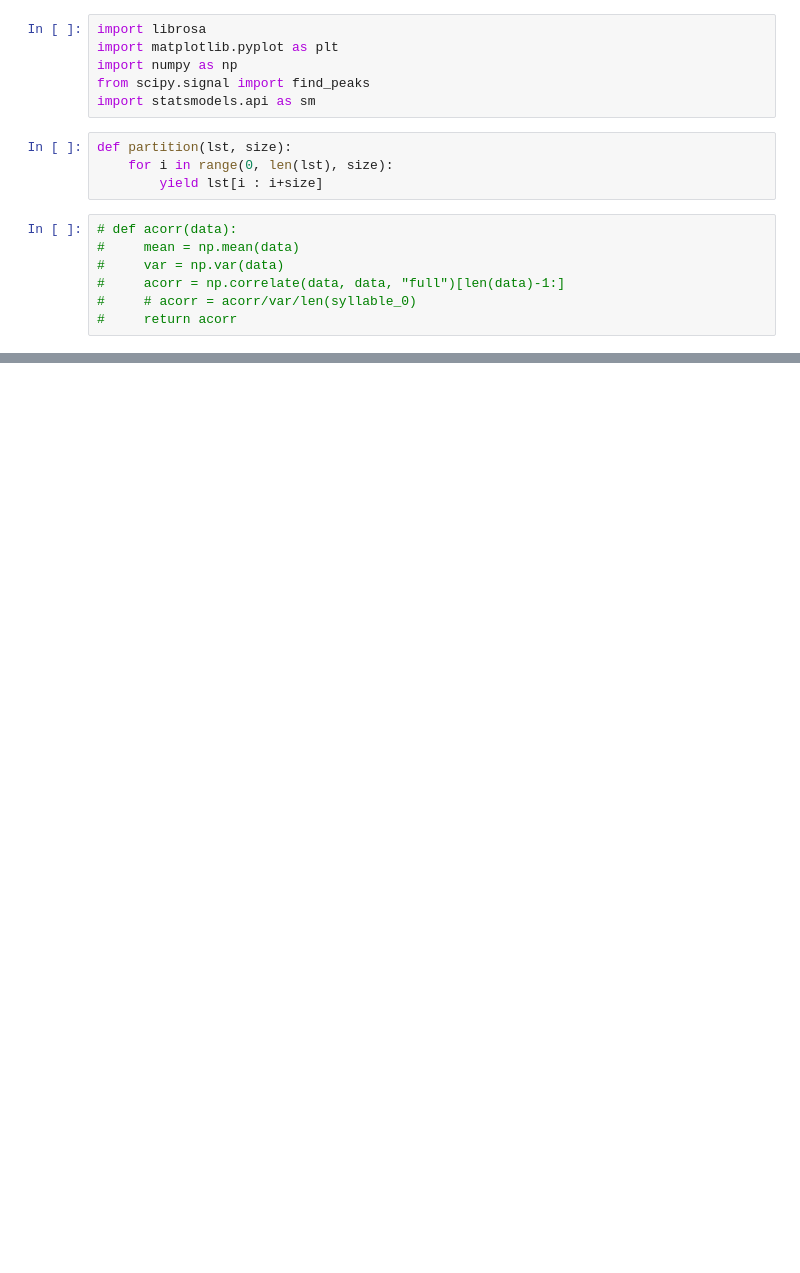
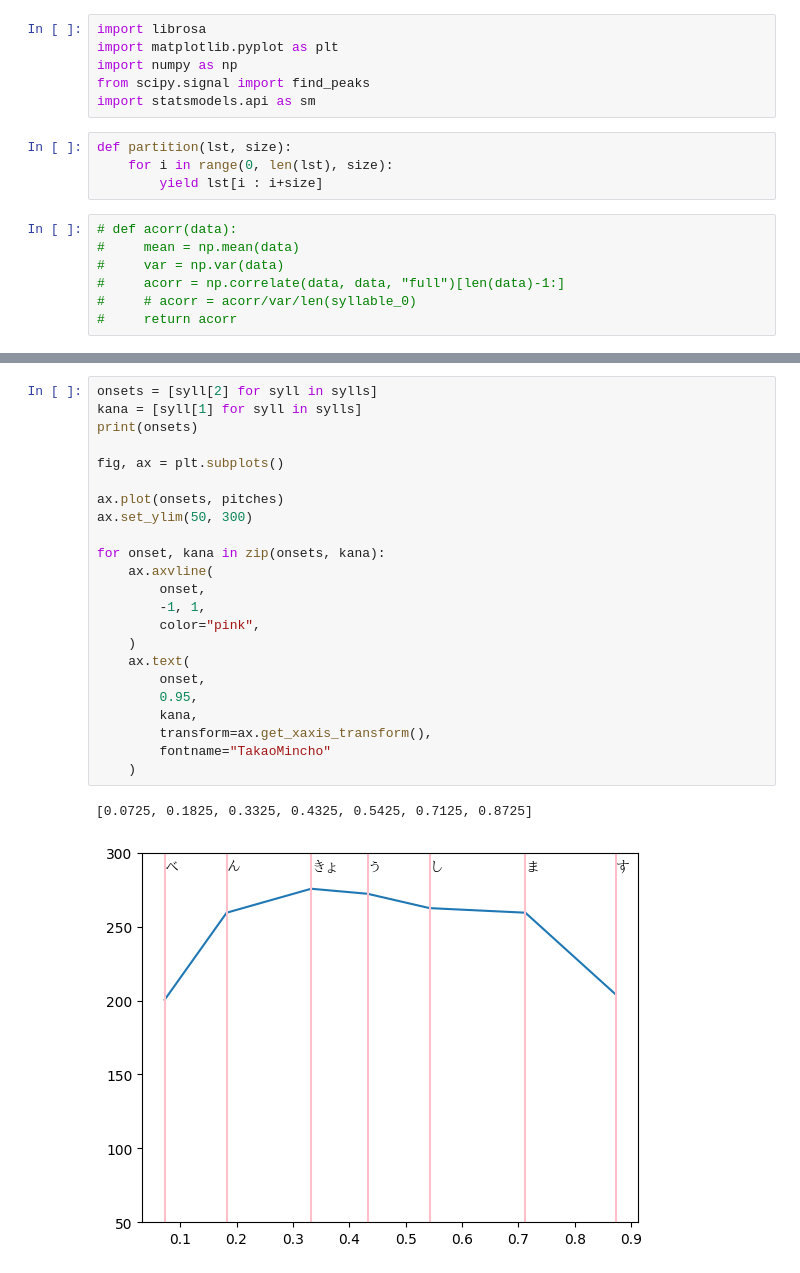
Before and after one commit to murtaza64/koutei, a Jupyter notebook: prototype.ipynb, the cells around one changed output, grey strips where cells are left out. Drawn from its saved outputs; the diff is of its cells as text; blank space fills up the shorter version.

```diff
--- a/prototype.ipynb
+++ b/prototype.ipynb
@@ -40,0 +196,26 @@ def get_pitches(data, sampling_frequency, n_syll):
+# %%
+onsets = [syll[2] for syll in sylls]
+kana = [syll[1] for syll in sylls]
+print(onsets)
+
+fig, ax = plt.subplots()
+
+ax.plot(onsets, pitches)
+ax.set_ylim(50, 300)
+
+for onset, kana in zip(onsets, kana):
+    ax.axvline(
+        onset,
+        -1, 1,
+        color="pink",
+    )
+    ax.text(
+        onset,
+        0.95,
+        kana,
+        transform=ax.get_xaxis_transform(),
+        fontname="TakaoMincho"
+    )
+# %% [output]
+[0.0725, 0.1825, 0.3325, 0.4325, 0.5425, 0.7125, 0.8725]
+[figure, added]
```
Also changed, not shown: parts of 10 cells of this notebook, 13 other files.
